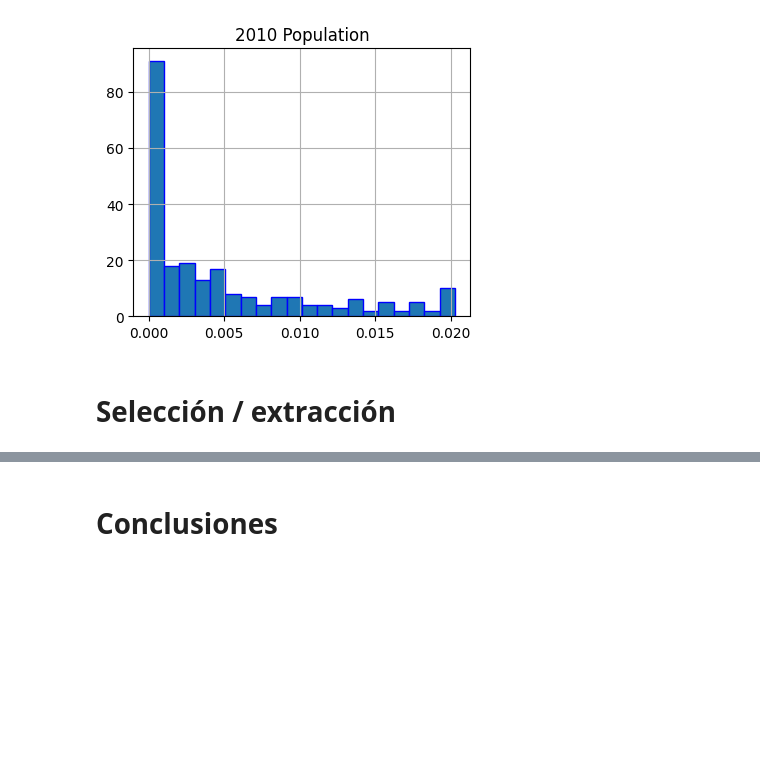
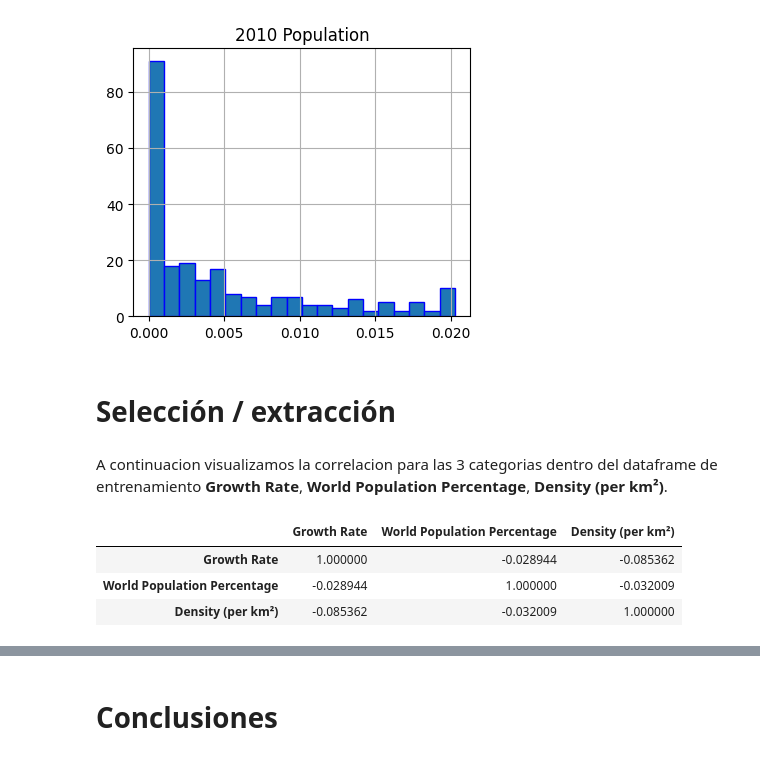
Before and after one commit to andreavazquezt/ProyectoIntegrador, a Jupyter notebook: Avance2_Equipo4.ipynb, the cells around one changed output, grey strips where cells are left out. Drawn from its saved outputs; the diff is of its cells as text; code cells hidden in the pictures; blank space fills up the shorter version.

```diff
--- a/Avance2_Equipo4.ipynb
+++ b/Avance2_Equipo4.ipynb
@@ -342,0 +343,9 @@ plt.show()
+# %% [markdown]
+A continuacion visualizamos la correlacion para las 3 categorias dentro del dataframe de entrenamiento **Growth Rate**, **World Population Percentage**, **Density (per km²)**.
+# %%
+train_df[['Growth Rate', 'World Population Percentage', 'Density (per km²)']].corr()
+# %% [output]
+|  | Growth Rate | World Population Percentage | Density (per km²) |
+| Growth Rate | 1.000000 | -0.028944 | -0.085362 |
+| World Population Percentage | -0.028944 | 1.000000 | -0.032009 |
+| Density (per km²) | -0.085362 | -0.032009 | 1.000000 |
```
Also changed, not shown: parts of 16 cells of this notebook.
